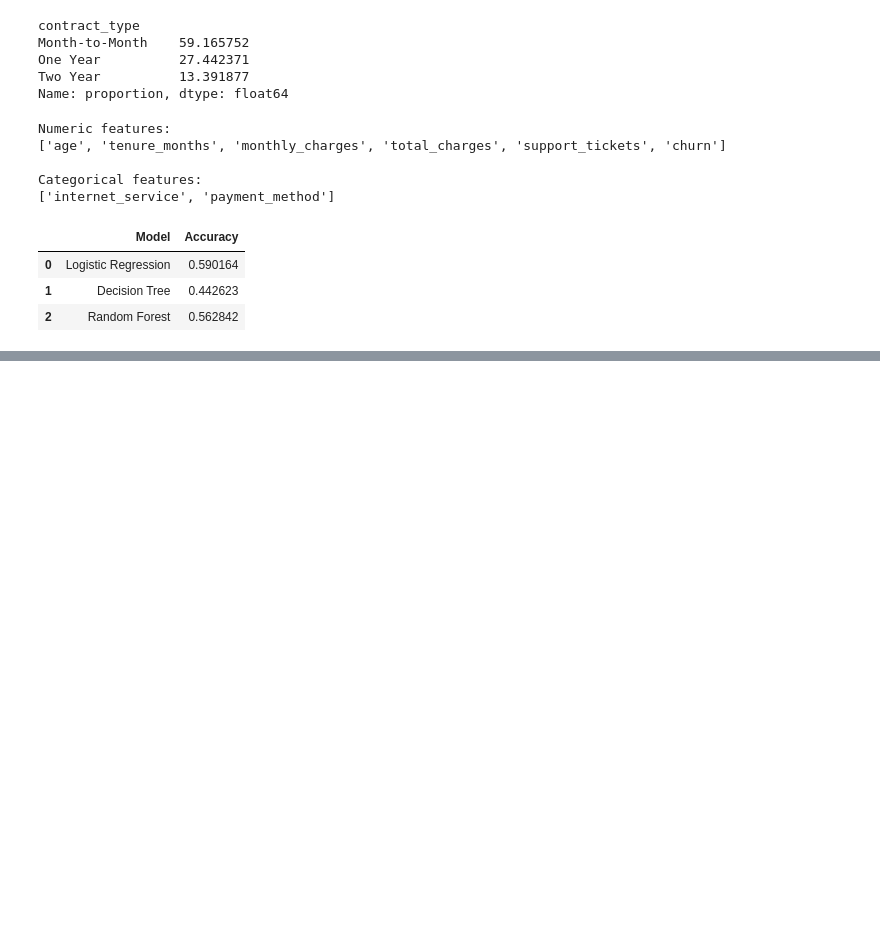
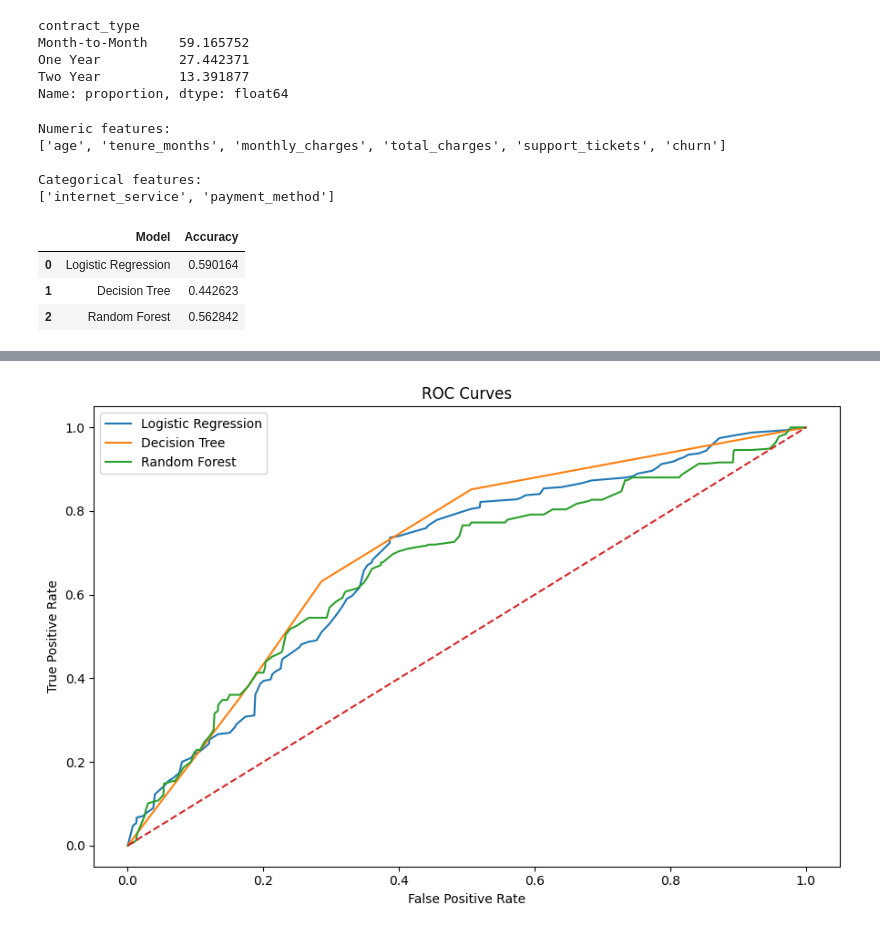
Before and after one commit to Adithya-Biju/MLAssessment, a Jupyter notebook: notebooks/engineer_2/supervised.ipynb, the cells around one changed output, grey strips where cells are left out. Saved outputs shown, nothing was run; the diff lists cells and outputs as text; code cells hidden in the pictures; blank space fills up the shorter version.

```diff
--- a/notebooks/engineer_2/supervised.ipynb
+++ b/notebooks/engineer_2/supervised.ipynb
@@ -86,6 +86,7 @@ logistic_model = Pipeline(
 # %%
 logistic_model.fit(X_train,y_train)
 logistic_predictions = (logistic_model.predict(X_test))
+logistic_probabilities = logistic_model.predict_proba(X_test)
 # %%
 from sklearn.tree import DecisionTreeClassifier
 
@@ -106,6 +107,7 @@ tree_classifier = Pipeline(
 # %%
 tree_classifier.fit(X_train,y_train)
 tree_predictions = (tree_classifier.predict(X_test))
+tree_probabilities = tree_classifier.predict_proba(X_test)
 # %%
 from sklearn.ensemble import RandomForestClassifier
 
@@ -127,6 +129,7 @@ forest_classifier = Pipeline(
 # %%
 forest_classifier.fit(X_train,y_train)
 forest_predictions = (forest_classifier.predict(X_test))
+forest_probabilities = forest_classifier.predict_proba(X_test)
 # %%
 from sklearn.metrics import accuracy_score
 
@@ -166,0 +204,82 @@ display(accuracy_comparison)
+# %%
+from sklearn.preprocessing import label_binarize
+
+classes = sorted(y_test.unique())
+
+y_test_binary = label_binarize(
+    y_test,
+    classes=classes
+)
+# %%
+from sklearn.metrics import roc_curve
+
+models = {
+    "Logistic Regression": logistic_probabilities,
+    "Decision Tree": tree_probabilities,
+    "Random Forest": forest_probabilities
+}
+
+plt.figure(figsize=(9, 6))
+
+for model_name, probabilities in models.items():
+
+    fpr = {}
+    tpr = {}
+
+    for i in range(len(classes)):
+
+        fpr[i], tpr[i], _ = roc_curve(
+            y_test_binary[:, i],
+            probabilities[:, i]
+        )
+
+    # Macro-average ROC
+    all_fpr = sorted(
+        set(
+            value
+            for i in fpr
+            for value in fpr[i]
+        )
+    )
+
+    mean_tpr = []
+
+    for x in all_fpr:
+
+        values = [
+            tpr[i][
+                next(
+                    j for j, value
+                    in enumerate(fpr[i])
+                    if value >= x
+                )
+            ]
+            for i in range(len(classes))
+            if x <= fpr[i][-1]
+        ]
+
+        mean_tpr.append(
+            sum(values) / len(values)
+        )
+
+    plt.plot(
+        all_fpr,
+        mean_tpr,
+        label=model_name
+    )
+
+plt.plot(
+    [0, 1],
+    [0, 1],
+    linestyle="--"
+)
+
+plt.xlabel("False Positive Rate")
+plt.ylabel("True Positive Rate")
+plt.title("ROC Curves")
+plt.legend()
+
+plt.tight_layout()
+plt.show()
+# %% [output]
+[figure, added]
```
Also changed, not shown: parts of 5 cells of this notebook.
